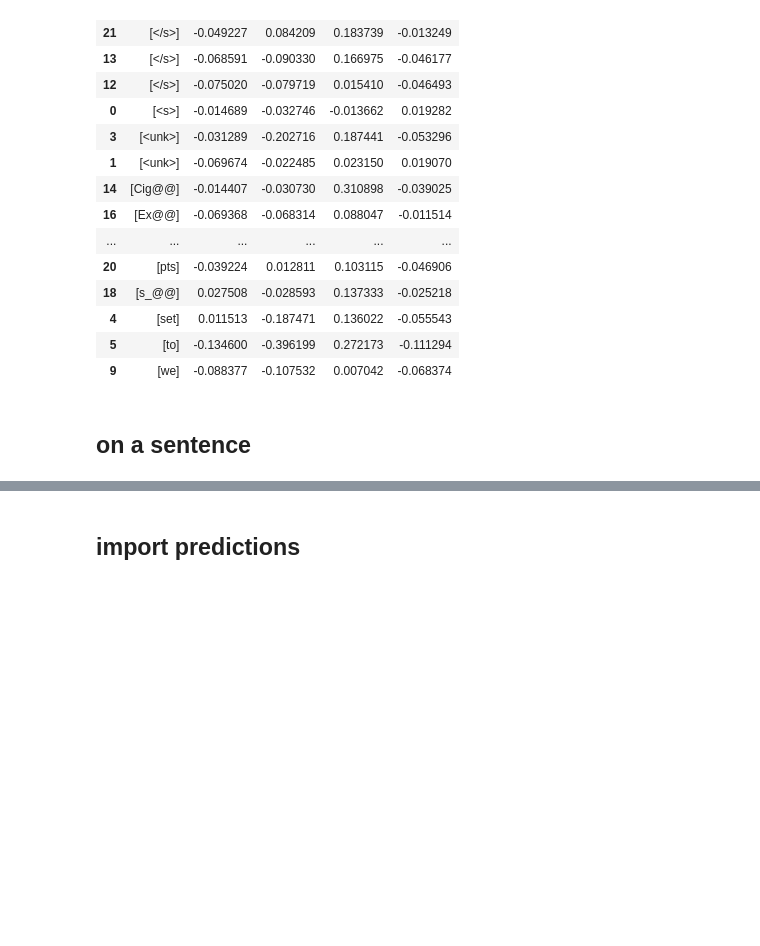
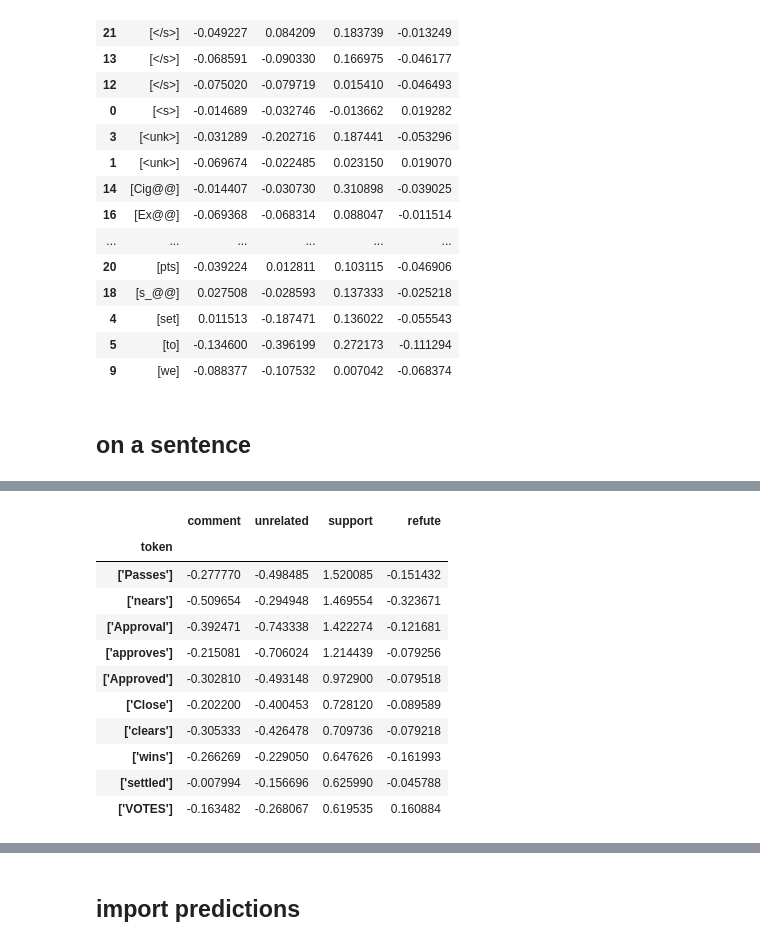
Before and after one commit to mangalm96/explainablenlp-info259, a Jupyter notebook: interpret_shap_analysis.ipynb, the cells around one changed output, grey strips where cells are left out. Saved outputs shown, nothing was run; the diff lists cells and outputs as text; code cells hidden in the pictures; blank space fills up the shorter version.

```diff
--- a/interpret_shap_analysis.ipynb
+++ b/interpret_shap_analysis.ipynb
@@ -149,0 +136,2 @@ shap_CI_ESRX_notarget
+# %%
+removed_tokens = "['Cig@@']"	, "['na']"  ,"['Ex@@']",		"['pres@@']",		"['s_@@']",		"['Scri@@']",	"['pts']"
@@ -149,0 +157,3 @@ shap_CI_ESRX_notarget
+# %%
+# remove rows from df with the above tokens
+shap_CI_ESRX_notarget_filtered = shap_CI_ESRX_notarget[~(shap_CI_ESRX_notarget['token'] .isin(removed_tokens))]
@@ -150,3 +164,3 @@ shap_CI_ESRX_notarget
 # %%
 # rename cols
-shap_CI_ESRX_notarget = shap_CI_ESRX_notarget.rename(columns = {"0":"comment","1":"unrelated","2":"support","3":"refute"})
+shap_CI_ESRX_notarget_filtered = shap_CI_ESRX_notarget_filtered.rename(columns = {"0":"comment","1":"unrelated","2":"support","3":"refute"})
@@ -157,3 +167,3 @@ tt =  shap_CI_ESRX_notarget[['token','comment']]
 # %%
 # group by token and sum for each column
-shap_CI_ESRX_notarget.groupby('token').agg('mean')
+groupby_df = shap_CI_ESRX_notarget_filtered.groupby('token').agg('mean')
@@ -178,0 +186,16 @@ shap_CI_ESRX_notarget.groupby('token').agg('mean')
+# %%
+# top 10 - comment stance
+groupby_df.sort_values("support",ascending=False).head(10)
+# %% [output]
+|  | comment | unrelated | support | refute |
+| token |  |  |  |  |
+| ['Passes'] | -0.277770 | -0.498485 | 1.520085 | -0.151432 |
+| ['nears'] | -0.509654 | -0.294948 | 1.469554 | -0.323671 |
+| ['Approval'] | -0.392471 | -0.743338 | 1.422274 | -0.121681 |
+| ['approves'] | -0.215081 | -0.706024 | 1.214439 | -0.079256 |
+| ['Approved'] | -0.302810 | -0.493148 | 0.972900 | -0.079518 |
+| ['Close'] | -0.202200 | -0.400453 | 0.728120 | -0.089589 |
+| ['clears'] | -0.305333 | -0.426478 | 0.709736 | -0.079218 |
+| ['wins'] | -0.266269 | -0.229050 | 0.647626 | -0.161993 |
+| ['settled'] | -0.007994 | -0.156696 | 0.625990 | -0.045788 |
+| ['VOTES'] | -0.163482 | -0.268067 | 0.619535 | 0.160884 |
```
Also changed, not shown: parts of 21 cells of this notebook.
